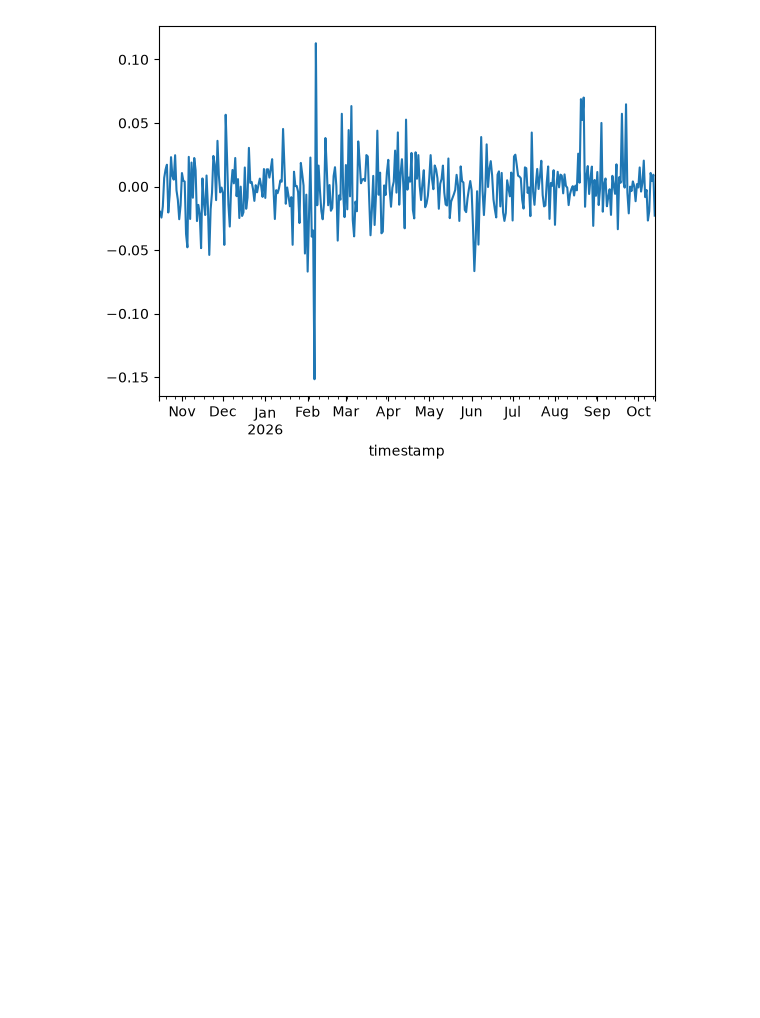
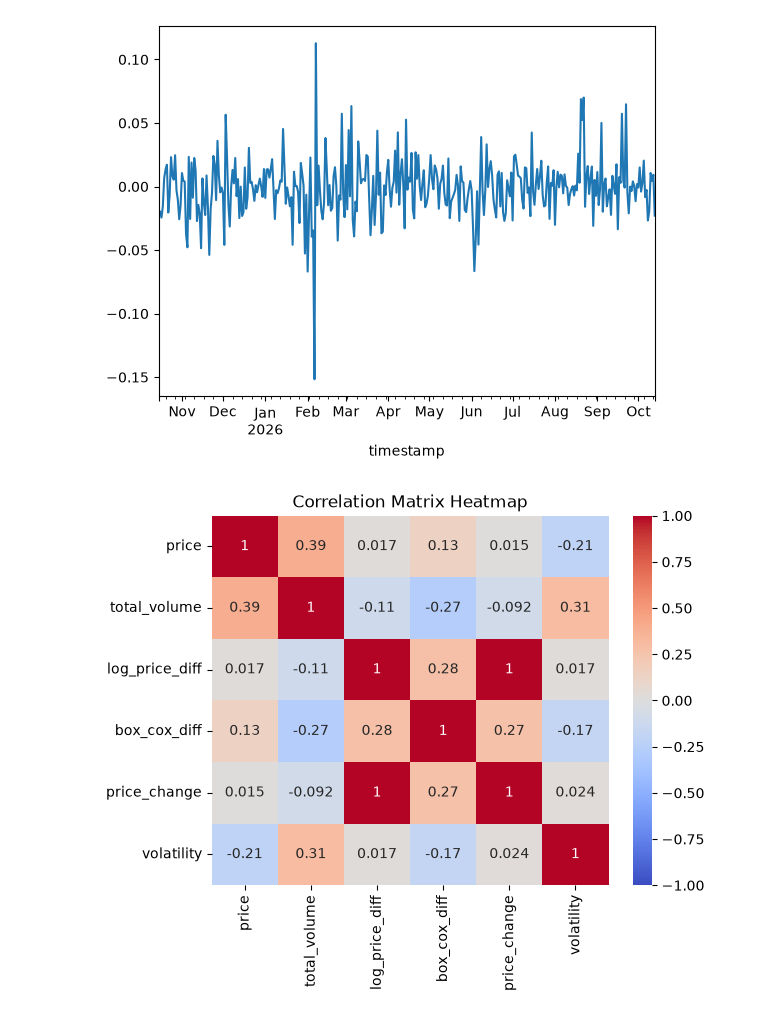
Before and after one commit to SANIC6/Bitcoin-Model-2, a Jupyter notebook: src/bitcoin_price/explore.ipynb, the cells around one changed output. Saved outputs shown, nothing was run; the diff lists cells and outputs as text; code cells hidden in the pictures; blank space fills up the shorter version.

```diff
--- a/src/bitcoin_price/explore.ipynb
+++ b/src/bitcoin_price/explore.ipynb
@@ -120,3 +119,18 @@ data_processed['log_price_diff'].plot()
 # %% [output]
 <Axes: xlabel='timestamp'>
 [figure]
+# %%
+import seaborn as sns
+
+correlation_matrix = data_processed.corr()
+
+sns.heatmap(correlation_matrix,
+            annot=True,       # Display correlation values
+            cmap='coolwarm',  # Color scheme
+            vmin=-1, vmax=1,  # Standardize color scale
+            center=0)         # Center white at zero
+
+plt.title('Correlation Matrix Heatmap')
+plt.show()
+# %% [output]
+[figure, added]
```
Also changed, not shown: parts of 5 cells of this notebook, 2 other files.
